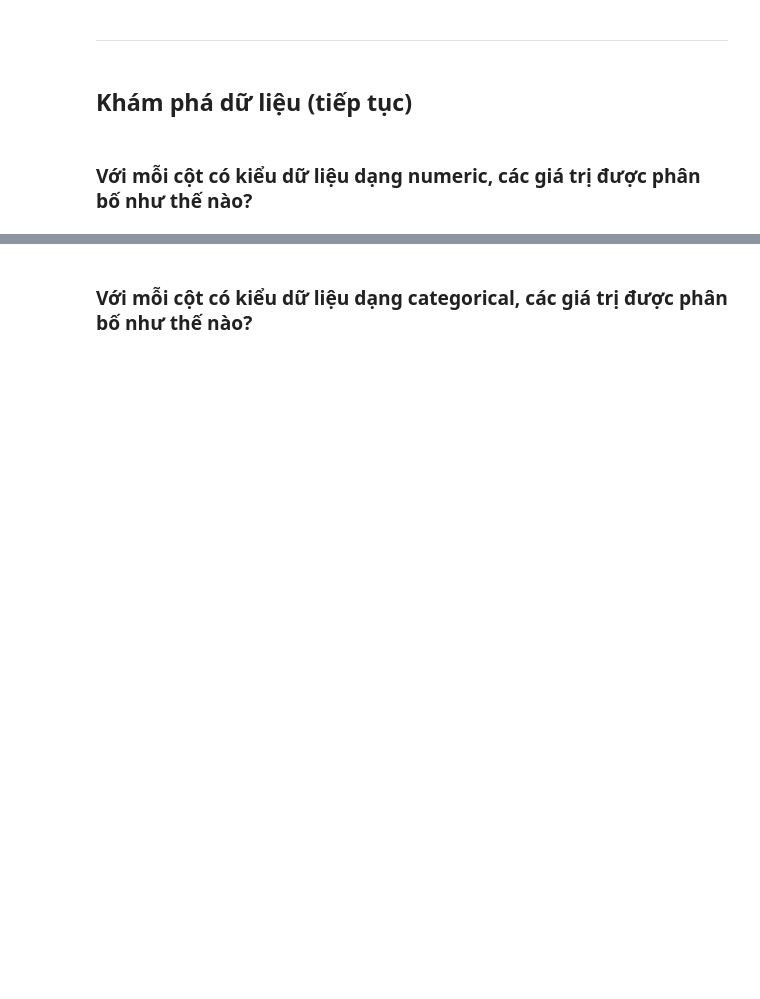
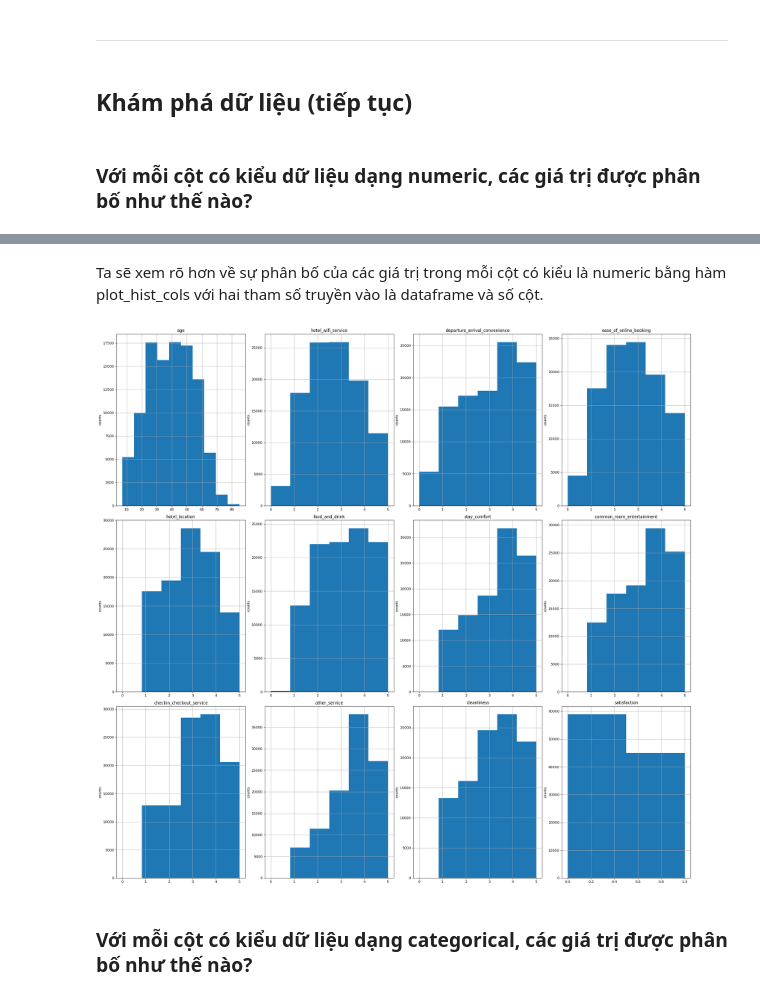
Before and after one commit to SyThuan1803/Data_Science_Proramming_FinalProject, a Jupyter notebook: final_project.ipynb, the cells around one changed output, grey strips where cells are left out. Drawn from its saved outputs; the diff is of its cells as text; code cells hidden in the pictures; blank space fills up the shorter version.

```diff
--- a/final_project.ipynb
+++ b/final_project.ipynb
@@ -36,3 +87,7 @@
 ## Khám phá dữ liệu
 # %% [markdown]
 ### Đọc dữ liệu từ file csv vào dataframe
+# %%
+# ehs là viết tắt của europe hotel satisfaction
+ehs_df = pd.read_csv('./data/Europe Hotel Booking Satisfaction Score.csv')
+ehs_df.head()
@@ -62,0 +262,10 @@ Theo mô tả dữ liệu của khóa học "The Analytics Edge" và theo quan s
+# %%
+def missing_ratio(s):
+    return s.isna().mean() * 100
+
+cate_col_name = ["id", "gender", "purpose_of_travel", "type_of_travel", "type_of_booking"]
+nume_col_idx = ehs_df.columns.drop(cate_col_name)
+nume_col_df = ehs_df[nume_col_idx]
+nume_col_profiles_df = nume_col_df.agg([missing_ratio, pd.Series.min, pd.Series.max])
+
+nume_col_profiles_df
@@ -63,2 +277,37 @@ Theo mô tả dữ liệu của khóa học "The Analytics Edge" và theo quan s
+# %% [markdown]
+Ta sẽ xem rõ hơn về sự phân bố của các giá trị trong mỗi cột có kiểu là numeric bằng hàm plot_hist_cols với hai tham số truyền vào là dataframe và số cột.
+# %%
+def plot_hist_cols(df, num_graph_per_row):
+    n_rows, n_cols = df.shape
+    col_names = list(df.columns)
+    n_rows_graph = (n_cols + num_graph_per_row - 1) / num_graph_per_row
+
+    plt.figure(
+        figsize = (6 * num_graph_per_row,  6 * n_rows_graph),
+        dpi = 80,
+    )
+
+    for i in range(n_cols):
+        plt.subplot(int(n_rows_graph), num_graph_per_row, i + 1)
+        col_i = df.iloc[:, i]
+
+        if (not np.issubdtype(type(col_i.iloc[0]), np.number)):
+            val_counts = col_i.value_counts()
+            plt.xticks(rotation = 90)
+            val_counts.plot.bar()
+        else:
+            nunique_col_i = col_i.nunique()
+            bins = nunique_col_i if (nunique_col_i < 10) else 10
+            col_i.hist(bins=bins)
+
+        plt.ylabel('counts')
+        plt.title(f'{col_names[i]}')
+
+    plt.tight_layout(pad=0.4, w_pad=0.5, h_pad=1.0)
+    plt.show()
+# %%
+plot_hist_cols(nume_col_df, 4)
+# %% [output]
+[figure, added]
 # %% [markdown]
 ### Với mỗi cột có kiểu dữ liệu dạng categorical, các giá trị được phân bố như thế nào?
```
Also changed, not shown: parts of 40 cells of this notebook.
